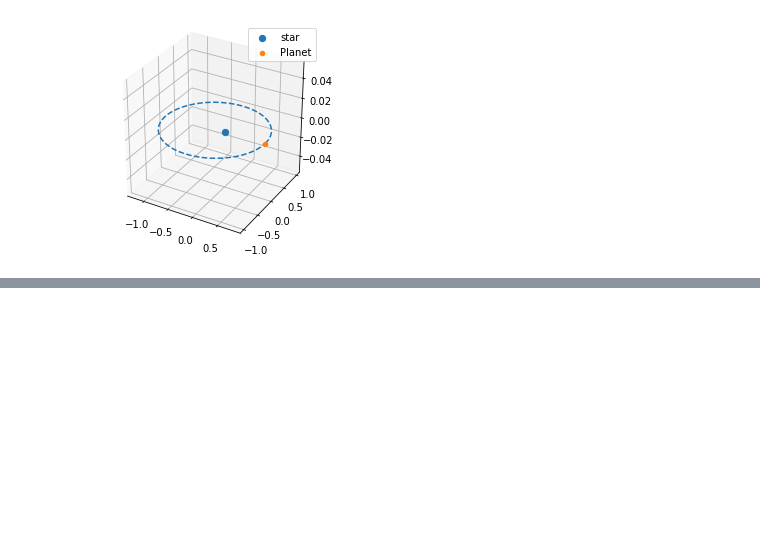
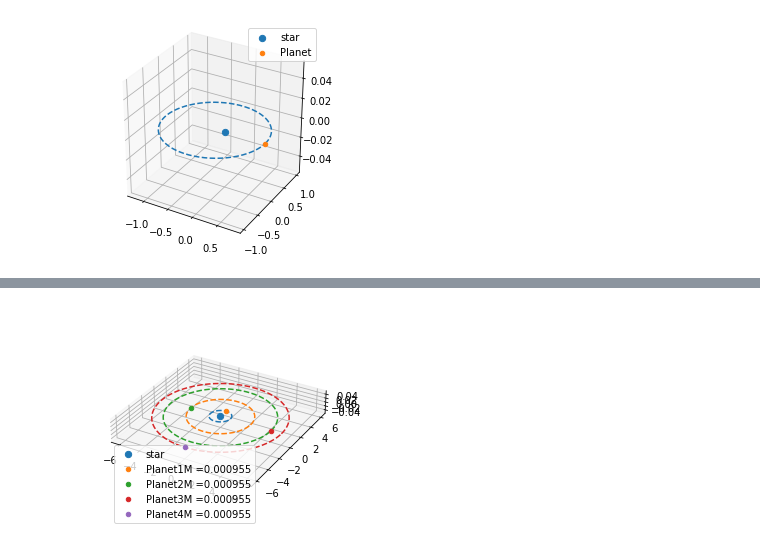
Before and after one commit to RhysAlfShaw/MSc_Project_Code, a Jupyter notebook: clustersimply_test.ipynb, the cells around one changed output, grey strips where cells are left out. Drawn from its saved outputs; the diff is of its cells as text; code cells hidden in the pictures; blank space fills up the shorter version.

```diff
--- a/clustersimply_test.ipynb
+++ b/clustersimply_test.ipynb
@@ -66,0 +70,4 @@ T.graph('3D')
+# %%
+P.graph('3D')
+# %% [output]
+[figure, added]
```
Also changed, not shown: parts of 6 cells of this notebook, 4 other files.
